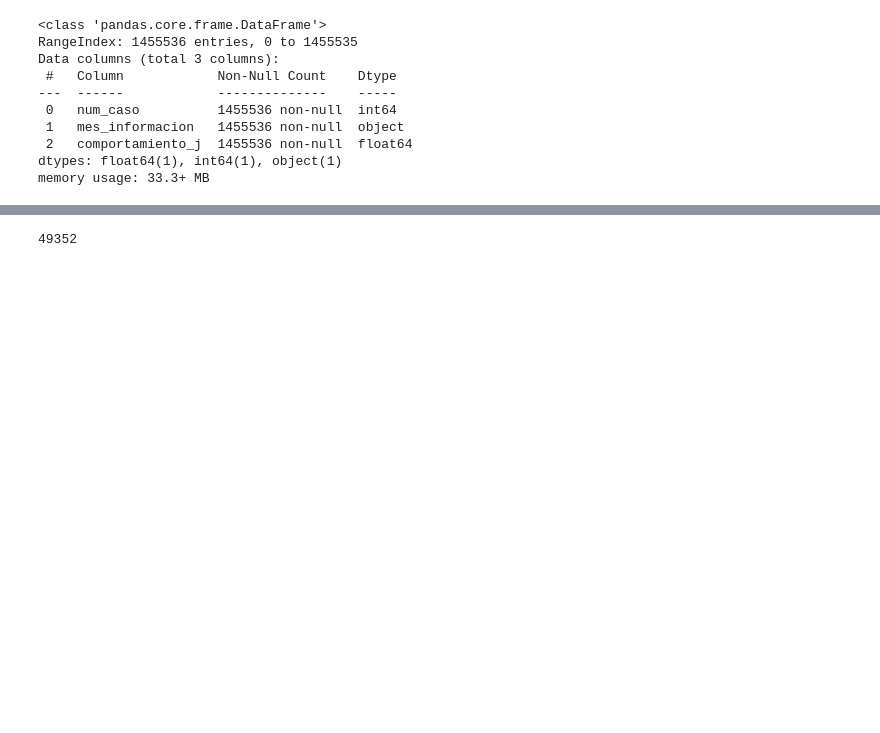
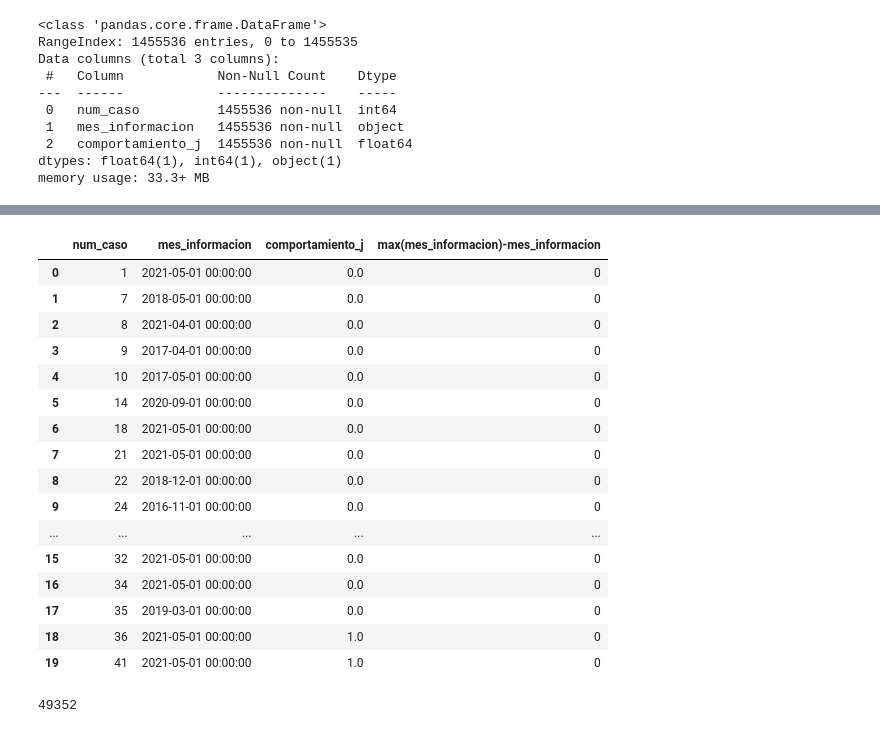
Before and after one commit to BrianPgz/HomeWork1_ML, a Jupyter notebook: Ejercicio1.ipynb, the cells around one changed output, grey strips where cells are left out. Saved outputs shown, nothing was run; the diff lists cells and outputs as text; code cells hidden in the pictures; blank space fills up the shorter version.

```diff
--- a/Ejercicio1.ipynb
+++ b/Ejercicio1.ipynb
@@ -226,3 +294,11 @@ Data columns (total 3 columns):
  2   comportamiento_j  1455536 non-null  float64
 dtypes: float64(1), int64(1), object(1)
 memory usage: 33.3+ MB
+# %%
+query="""
+      select num_caso, count(comportamiento_j)
+      from bd_comportamiento_3
+      where comportamiento_j!=0
+      group by num_caso
+"""
+sqldf.run(query).head(20)
@@ -228,0 +323,7 @@ memory usage: 33.3+ MB
+# %%
+query="""
+      select num_caso, avg(comportamiento_j)
+      from bd_comportamiento_3
+      group by num_caso
+"""
+sqldf.run(query).head(20)
@@ -228,0 +348,5 @@ memory usage: 33.3+ MB
+# %%
+query="""select num_caso,min(mes_informacion),max(mes_informacion)
+         from bd_comportamiento_3
+         group by num_caso"""
+sqldf.run(query).head()
@@ -229,3 +360,31 @@ memory usage: 33.3+ MB
+# %%
+query1="""select
+         num_caso,
+         mes_informacion,
+         comportamiento_j,
+         max(mes_informacion)-mes_informacion
+         from bd_comportamiento_3
+         group by num_caso
+         """
+sqldf.run(query1).head(20)
+# %% [output]
+|  | num_caso | mes_informacion | comportamiento_j | max(mes_informacion)-mes_informacion |
+| 0 | 1 | 2021-05-01 00:00:00 | 0.0 | 0 |
+| 1 | 7 | 2018-05-01 00:00:00 | 0.0 | 0 |
+| 2 | 8 | 2021-04-01 00:00:00 | 0.0 | 0 |
+| 3 | 9 | 2017-04-01 00:00:00 | 0.0 | 0 |
+| 4 | 10 | 2017-05-01 00:00:00 | 0.0 | 0 |
+| 5 | 14 | 2020-09-01 00:00:00 | 0.0 | 0 |
+| 6 | 18 | 2021-05-01 00:00:00 | 0.0 | 0 |
+| 7 | 21 | 2021-05-01 00:00:00 | 0.0 | 0 |
+| 8 | 22 | 2018-12-01 00:00:00 | 0.0 | 0 |
+| 9 | 24 | 2016-11-01 00:00:00 | 0.0 | 0 |
+| ... | ... | ... | ... | ... |
+| 15 | 32 | 2021-05-01 00:00:00 | 0.0 | 0 |
+| 16 | 34 | 2021-05-01 00:00:00 | 0.0 | 0 |
+| 17 | 35 | 2019-03-01 00:00:00 | 0.0 | 0 |
+| 18 | 36 | 2021-05-01 00:00:00 | 1.0 | 0 |
+| 19 | 41 | 2021-05-01 00:00:00 | 1.0 | 0 |
 # %%
 len(bd_comportamiento_3["num_caso"].unique())
 # %% [output]
```
Also changed, not shown: parts of 12 cells of this notebook.
